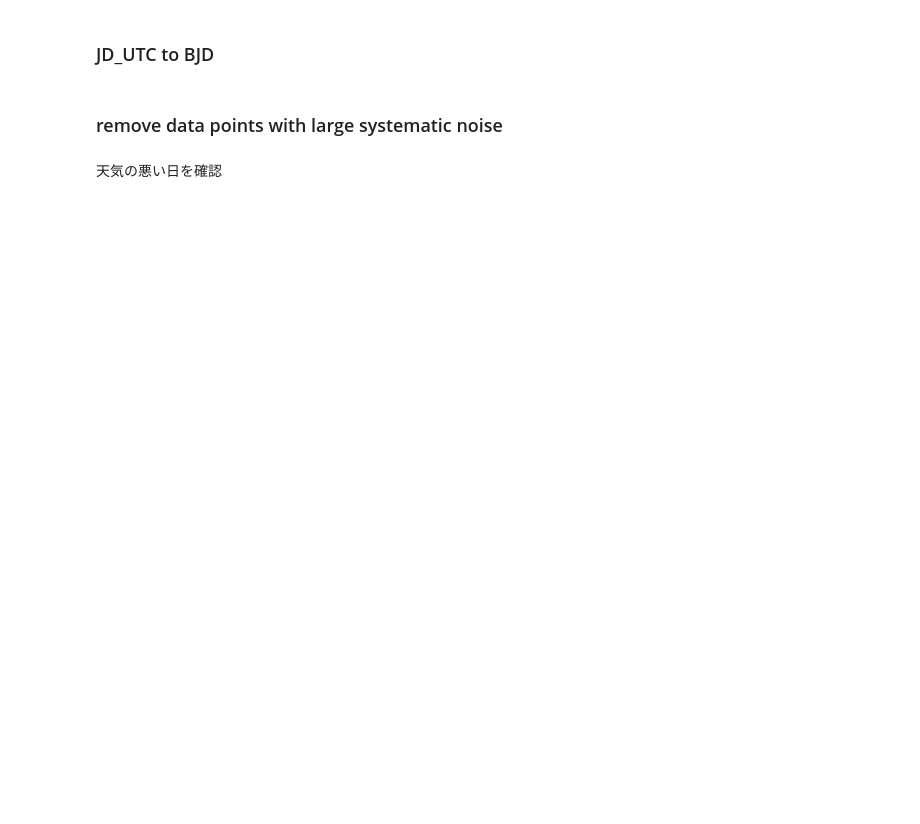
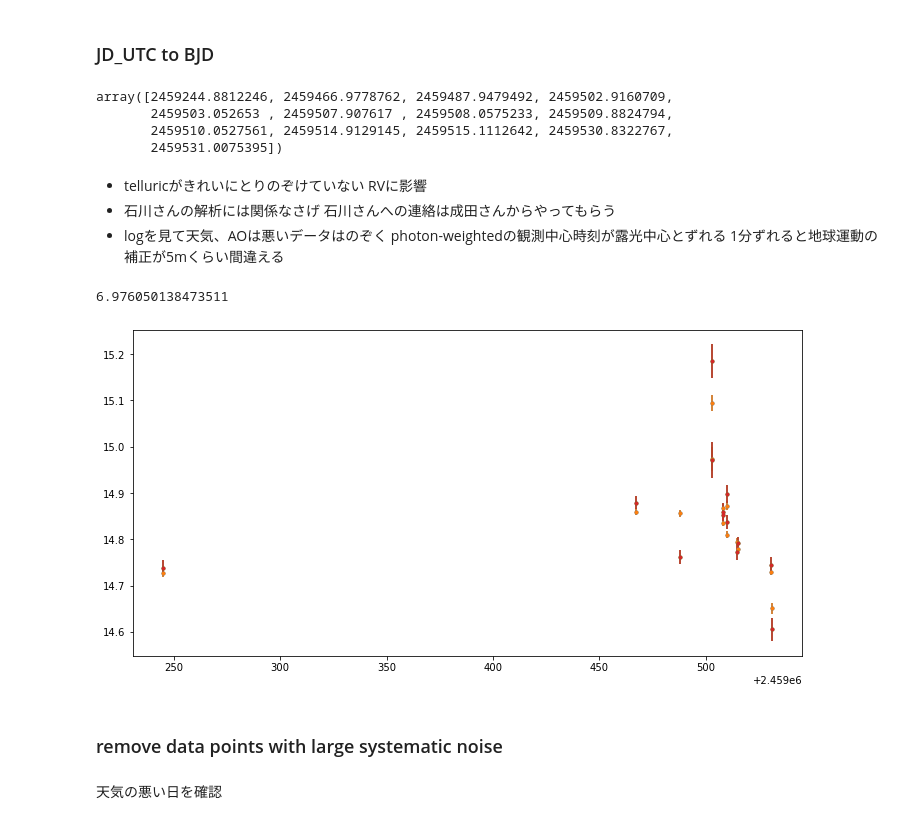
Before and after one commit to jpdeleon/toi1696, a Jupyter notebook: notebooks/RV analysis.ipynb, the cells around one changed output. Saved outputs shown, nothing was run; the diff lists cells and outputs as text; code cells hidden in the pictures; blank space fills up the shorter version.

```diff
--- a/notebooks/RV analysis.ipynb
+++ b/notebooks/RV analysis.ipynb
@@ -42,5 +43,41 @@ pl.errorbar(time, rv, rv_err, fmt='.')
 # %% [markdown]
 ### JD_UTC to BJD
+# %%
+np.array(time)
+#np.savetxt('TOI1696_GJD.txt', np.array(time), delimiter='\n', fmt='%.8f')
+# %% [output]
+array([2459244.8812246, 2459466.9778762, 2459487.9479492, 2459502.9160709,
+       2459503.052653 , 2459507.907617 , 2459508.0575233, 2459509.8824794,
+       2459510.0527561, 2459514.9129145, 2459515.1112642, 2459530.8322767,
+       2459531.0075395])
+# %%
+BJD=[2459244.884701762, 2459466.979110371, 2459487.950952001, 2459502.920176458,\
+     2459503.056767710, 2459507.912044662, 2459508.061960230, 2459509.887027196,\
+     2459510.057314052, 2459514.917748312, 2459515.116108679, 2459530.837803917, 2459531.013072405]
+df_all['BJD']=BJD
+df_yj['BJD']=BJD
+# %% [markdown]
+- telluricがきれいにとりのぞけていない RVに影響
+- 石川さんの解析には関係なさげ  石川さんへの連絡は成田さんからやってもらう
+- logを見て天気、AOは悪いデータはのぞく photon-weightedの観測中心時刻が露光中心とずれる 1分ずれると地球運動の補正が5mくらい間違える
+# %%
+(BJD[10]-time[10])*24*60
+# %% [output]
+6.976050138473511
+# %%
+pl.figure(figsize=(12,6))
+
+for df in [df_all, df_yj]:
+
+    utc = df[4]
+    bjd = df['BJD']
+    rv = df[1]+  df[5]  #relative rv[km/s]
+    rv_err = df[2]
+
+    pl.errorbar(bjd, rv, rv_err, fmt='.')
+    pl.errorbar(utc, rv, rv_err, fmt='.')
+# %% [output]
+[figure, added]
 # %% [markdown]
 ### remove data points with large systematic noise
 # %% [markdown]
```
Also changed, not shown: parts of 7 cells of this notebook.
